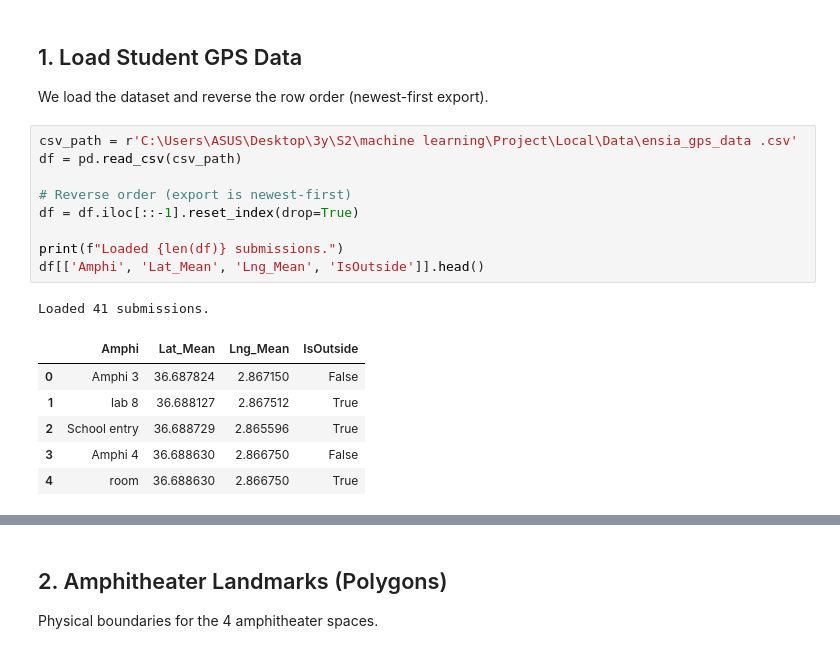
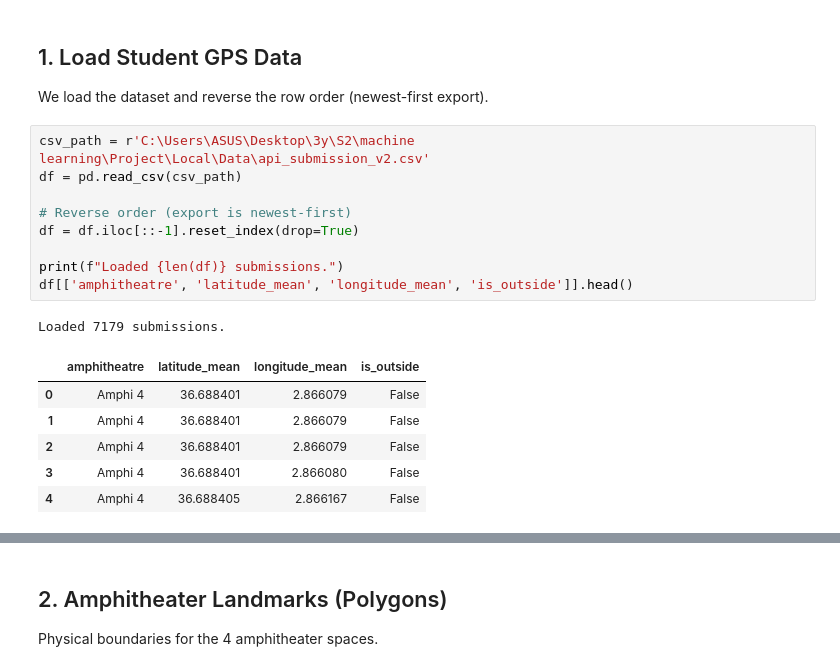
Before and after one commit to nasro-bay/ML_Amphitheatre_GPS_Localization, a Jupyter notebook: Local/Preprocessing/2-visualization.ipynb, the cells around one changed output, grey strips where cells are left out. Cells and saved outputs as stored; diff of their text form.

```diff
--- a/Local/Preprocessing/2-visualization.ipynb
+++ b/Local/Preprocessing/2-visualization.ipynb
@@ -14,19 +14,19 @@ import os
 ## 1. Load Student GPS Data
 We load the dataset and reverse the row order (newest-first export).
 # %%
-csv_path = r'C:\Users\ASUS\Desktop\3y\S2\machine learning\Project\Local\Data\ensia_gps_data .csv'
+csv_path = r'C:\Users\ASUS\Desktop\3y\S2\machine learning\Project\Local\Data\api_submission_v2.csv'
 df = pd.read_csv(csv_path)
 
 # Reverse order (export is newest-first)
 df = df.iloc[::-1].reset_index(drop=True)
 
 print(f"Loaded {len(df)} submissions.")
-df[['Amphi', 'Lat_Mean', 'Lng_Mean', 'IsOutside']].head()
+df[['amphitheatre', 'latitude_mean', 'longitude_mean', 'is_outside']].head()
 # %% [output]
-Loaded 41 submissions.
+Loaded 7179 submissions.
-|  | Amphi | Lat_Mean | Lng_Mean | IsOutside |
-| 0 | Amphi 3 | 36.687824 | 2.867150 | False |
-| 1 | lab 8 | 36.688127 | 2.867512 | True |
-| 2 | School entry | 36.688729 | 2.865596 | True |
-| 3 | Amphi 4 | 36.688630 | 2.866750 | False |
-| 4 | room | 36.688630 | 2.866750 | True |
+|  | amphitheatre | latitude_mean | longitude_mean | is_outside |
+| 0 | Amphi 4 | 36.688401 | 2.866079 | False |
+| 1 | Amphi 4 | 36.688401 | 2.866079 | False |
+| 2 | Amphi 4 | 36.688401 | 2.866079 | False |
+| 3 | Amphi 4 | 36.688401 | 2.866080 | False |
+| 4 | Amphi 4 | 36.688405 | 2.866167 | False |
```
Also changed, not shown: parts of 17 cells of this notebook, 16 other files.
